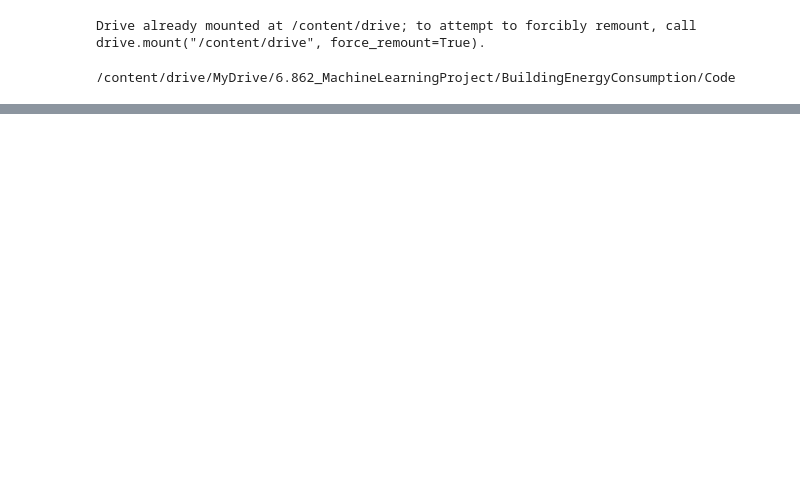
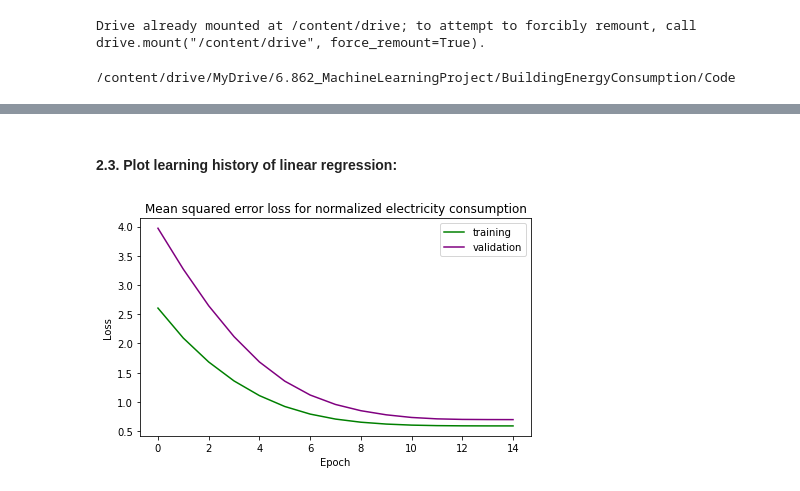
Before and after one commit to TamaraSumarac/6.862_MachineLearningProject, a Jupyter notebook: BuildingEnergyConsumption/Code/LinearRegression.ipynb, the cells around one changed output, grey strips where cells are left out. Cells and saved outputs as stored; diff of their text form; code cells hidden in the pictures; blank space fills up the shorter version.

```diff
--- a/BuildingEnergyConsumption/Code/LinearRegression.ipynb
+++ b/BuildingEnergyConsumption/Code/LinearRegression.ipynb
@@ -733,0 +64,2 @@ ValueError: ignored
+# %%
+train_data_s, test_data_s, timestamp_train_s, timestamp_test_s = prepare_data_simple_encoding(pd_educational)
@@ -733,0 +68,2 @@ ValueError: ignored
+# %%
+linear_regression_model_s, history_s = learn_parameters(train_data_s, test_data_s, 0.00003, 256 )
@@ -733,0 +88,6 @@ ValueError: ignored
+# %% [markdown]
+#### 2.3. Plot learning history of linear regression:
+# %%
+plot_loss_history(history_s)
+# %% [output]
+[figure, added]
```
Also changed, not shown: parts of 124 cells of this notebook, 5 other files.
